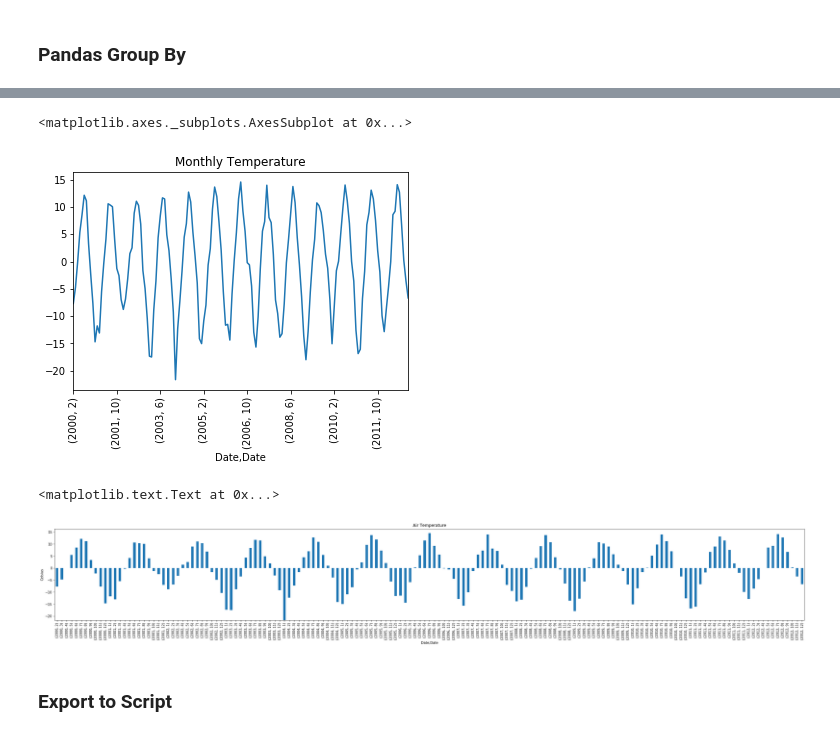
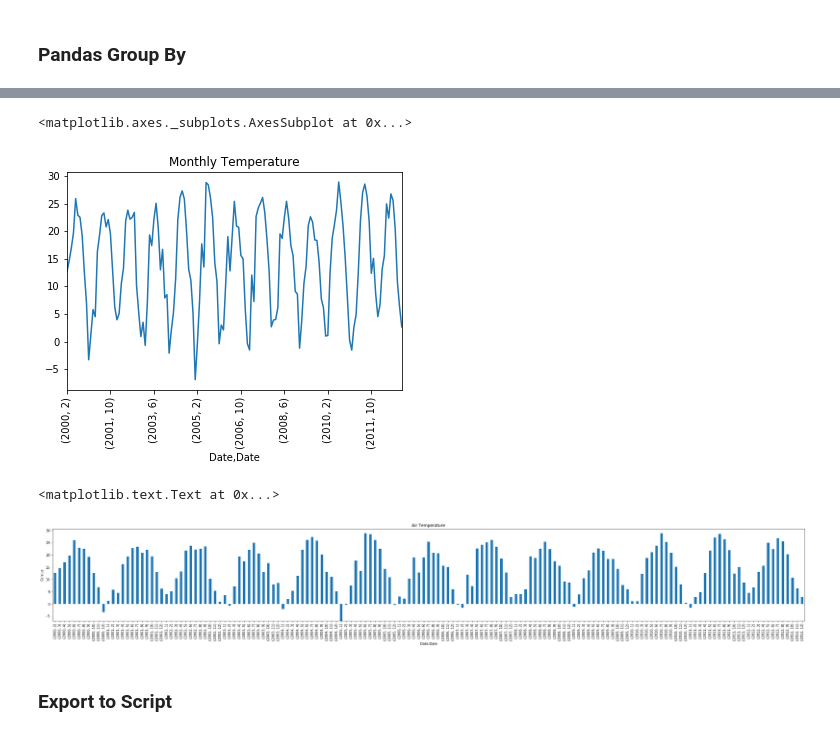
Before and after one commit to mbstacy/Python_ERS_2017, a Jupyter notebook: python_week2ers.ipynb, the cells around one changed output, grey strips where cells are left out. Saved outputs shown, nothing was run; the diff lists cells and outputs as text; code cells hidden in the pictures.

```diff
--- a/python_week2ers.ipynb
+++ b/python_week2ers.ipynb
@@ -378,7 +378,7 @@ myplot(rf_data.index, rf_data['GF_NDVI'],'g-',"NDVI","Date","NDVI")
 # %% [markdown]
 ### Pandas merge dataframes together
 # %%
-mergedataframe = rf_subset.merge(flux_data,left_index=True,right_index=True)
+mdf = rf_subset.merge(flux_data,left_index=True,right_index=True)
 y=mdf[['GF_NDVI','GF_EVI','Ta_min (Deg C)','Ta_max (Deg C)']]
 mdf["Date"]= mdf.index
 myplot(mdf.Date,y,'','Temperature and EVI','Date','Deg C')
@@ -440,16 +463,16 @@ grouped['Ta_mean (Deg C)'].agg(['min','mean','max','std','size'])
 # %%
 #grp1= grouped['Ta_mean (Deg C)'].agg(['min','mean','max','std','size'])
-grp1 = grouped['Ta_min (Deg C)'].mean()
+grp1 = grouped['Ta_max (Deg C)'].min()
 grp1.plot(x='Date',rot=90, title="Monthly Temperature")
 # %% [output]
 <matplotlib.axes._subplots.AxesSubplot at 0x...>
-[figure, old version]
+[figure, new version]
 # %%
 ax = grp1.plot(x='Date',rot=90,kind='bar',title="Air Temperature",figsize=(40,5))
 ax.set_ylabel("Celsius")
 # %% [output]
 <matplotlib.text.Text at 0x...>
-[figure, old version]
+[figure, new version]
 # %% [markdown]
 ### Export to Script
 # %% [markdown]
```
Also changed, not shown: parts of 12 cells of this notebook, 2 other files.
